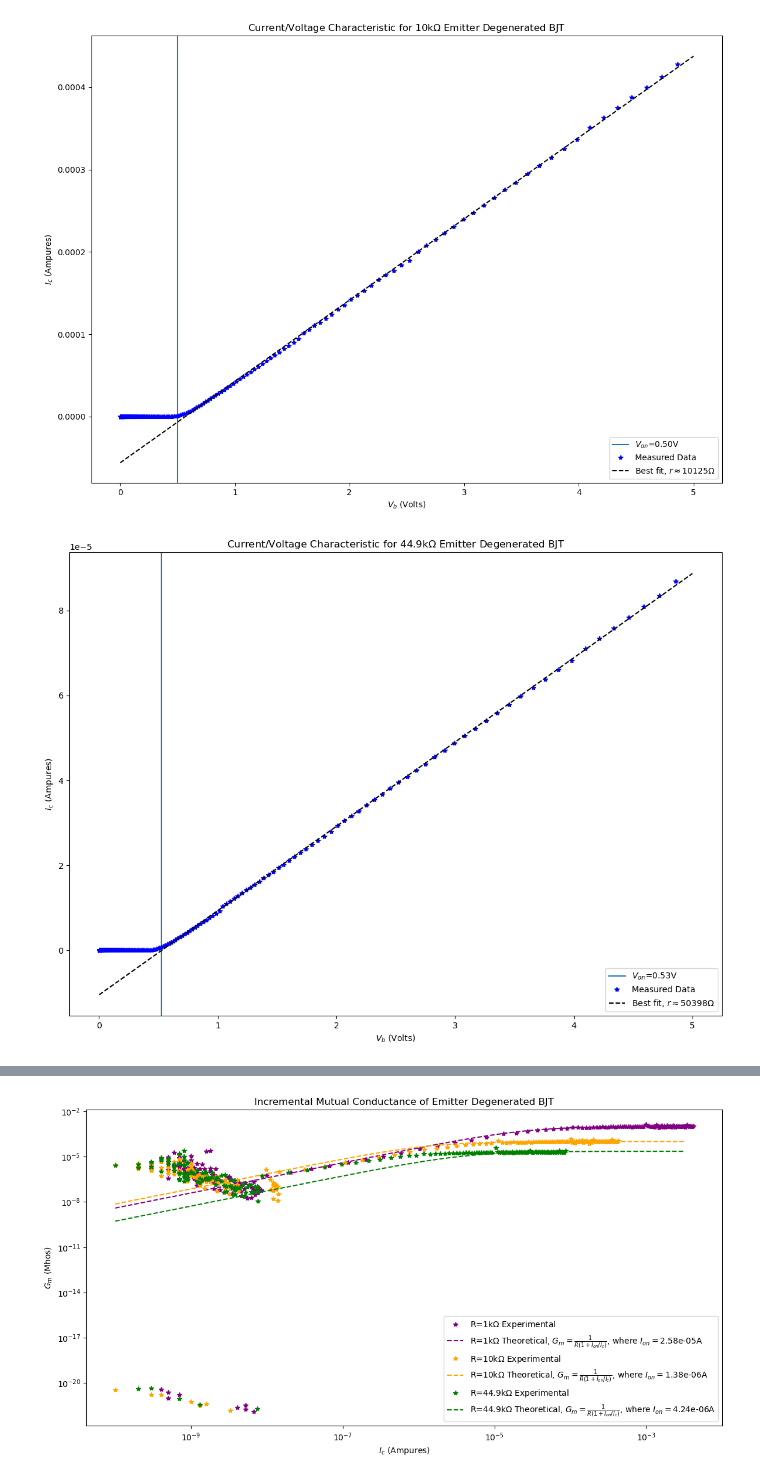
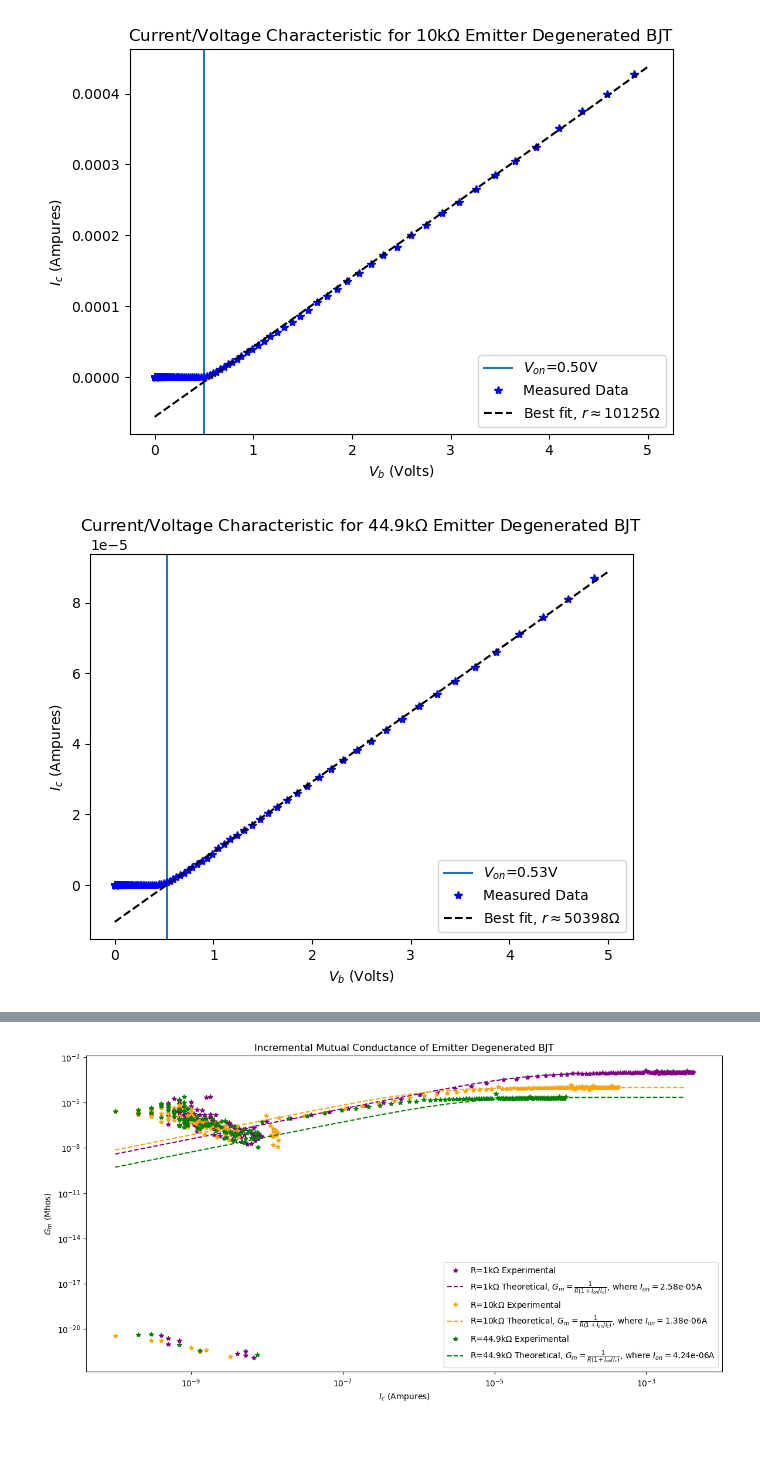
Before and after one commit to akshat-creator/IntroMicroelectronicCircuitswithLaboratory, a Jupyter notebook: Lab3/exp2.ipynb, the cells around one changed output, grey strips where cells are left out. Saved outputs shown, nothing was run; the diff lists cells and outputs as text; code cells hidden in the pictures; blank space fills up the shorter version.

Commit message:
Modify plots to be smaller size
Shows up better in report doc

Also used different symbols for markers as well to increase readability for
colorblindness or a black/white photocopy

```diff
--- a/Lab3/exp2.ipynb
+++ b/Lab3/exp2.ipynb
@@ -95,14 +87,18 @@ for r, df in exp2_data.items():
     df["current_collector"] = np.abs(df["current_emitter"]) - np.abs(df["current_base"])
 
 
-plt.figure(figsize=(14, 10))
+plt.figure(figsize=(7, 5))
 plt.semilogy()
 
 plt.plot(v_b_theory, i_c_theory, "k", label="Theoretical $I_c$ with no emitter degeneration")
 
+markers = [".", "*", "+"]
+
 for r, df in exp2_data.items():
+    mark = markers.pop()
+
     current_collector = np.abs(df["current_emitter"]) - df["current_base"]
-    plt.plot(df["voltage_base"], current_collector, ".", label=f"$I_c$ with R={r}$\Omega$")
+    plt.plot(df["voltage_base"][::2], current_collector[::2], mark, label=f"$I_c$ with R={r}$\Omega$")
 
 
 plt.legend()
@@ -133,11 +129,11 @@ for r, df in exp2_data.items():
 
 
 
-    plt.figure(figsize=(14, 10))
+    plt.figure(figsize=(7, 5))
 
     plt.axvline(v_on_map[r], label="$V_{on}$" + f"={v_on_map[r]:0.2f}V")
 
-    plt.plot(v_b, i_c, "b*", label="Measured Data")
+    plt.plot(v_b[::2], i_c[::2], "b*", label="Measured Data")
     plt.plot(v_b_fit, i_c_fit, "k--", label=f"Best fit, $r\\approx{int(1/mmax)}\Omega$")
 
 
@@ -154,3 +150,3 @@ for r, df in exp2_data.items():
-[figure, old version]
+[figure, new version]
-[figure, old version]
+[figure, new version]
 # %%
```
Also changed, not shown: parts of 5 cells of this notebook, 7 other files.
